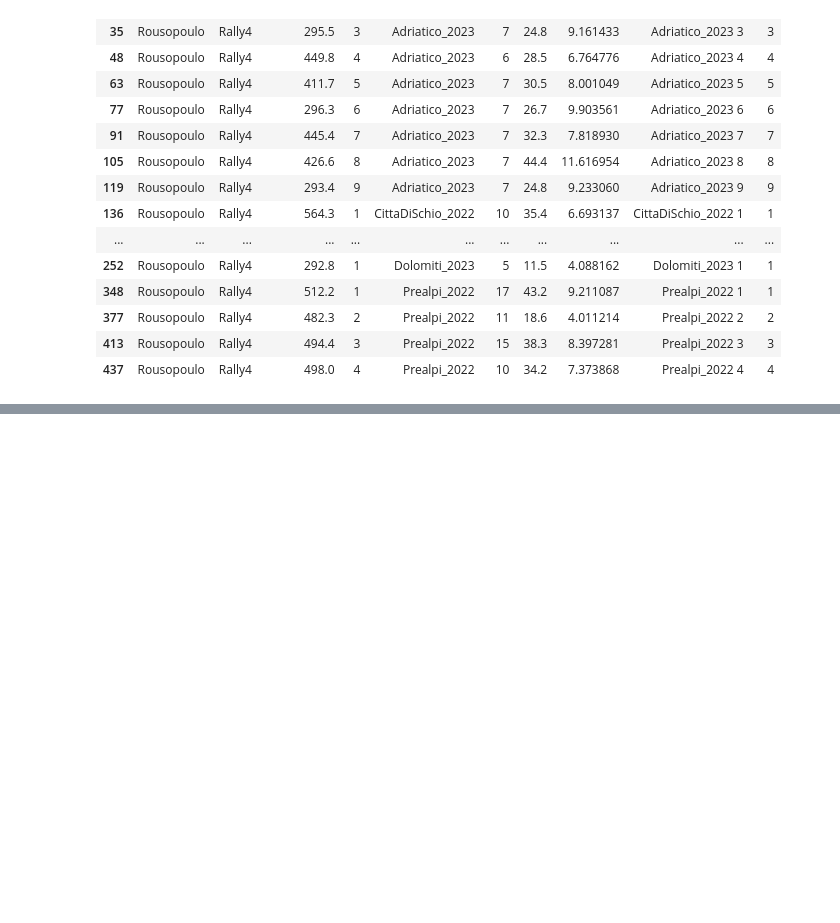
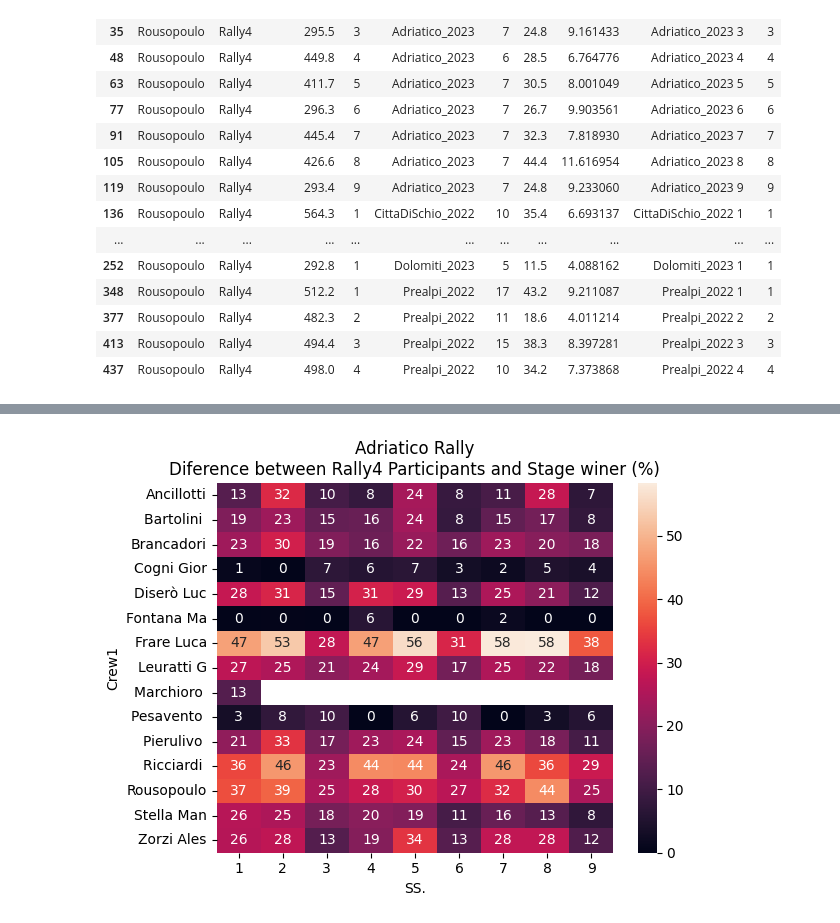
Before and after one commit to teneatis/results2023, a Jupyter notebook: otherRallies/Rousopoulos/Rousopoulos_Difference_byRally.ipynb, the cells around one changed output, grey strips where cells are left out. Cells and saved outputs as stored; diff of their text form; code cells hidden in the pictures; blank space fills up the shorter version.

```diff
--- a/otherRallies/Rousopoulos/Rousopoulos_Difference_byRally.ipynb
+++ b/otherRallies/Rousopoulos/Rousopoulos_Difference_byRally.ipynb
@@ -194,0 +221,9 @@ plt.savefig("Adriatico.jpg")
+# %%
+ss_times_Adriatico = pd.pivot_table(Adriatico, values='diff',
+                                index='Crew1',
+                                columns=['SS.'])
+Heatmap_Adriatico = sns.heatmap(ss_times_Adriatico, annot=True, fmt=',.0f')
+plt.title('Adriatico Rally\nDiference between Rally4 Participants and Stage winer (%)')
+plt.savefig("Adriatico_Rally4.jpg")
+# %% [output]
+[figure, added]
```
Also changed, not shown: parts of 12 cells of this notebook, 10 other files.
